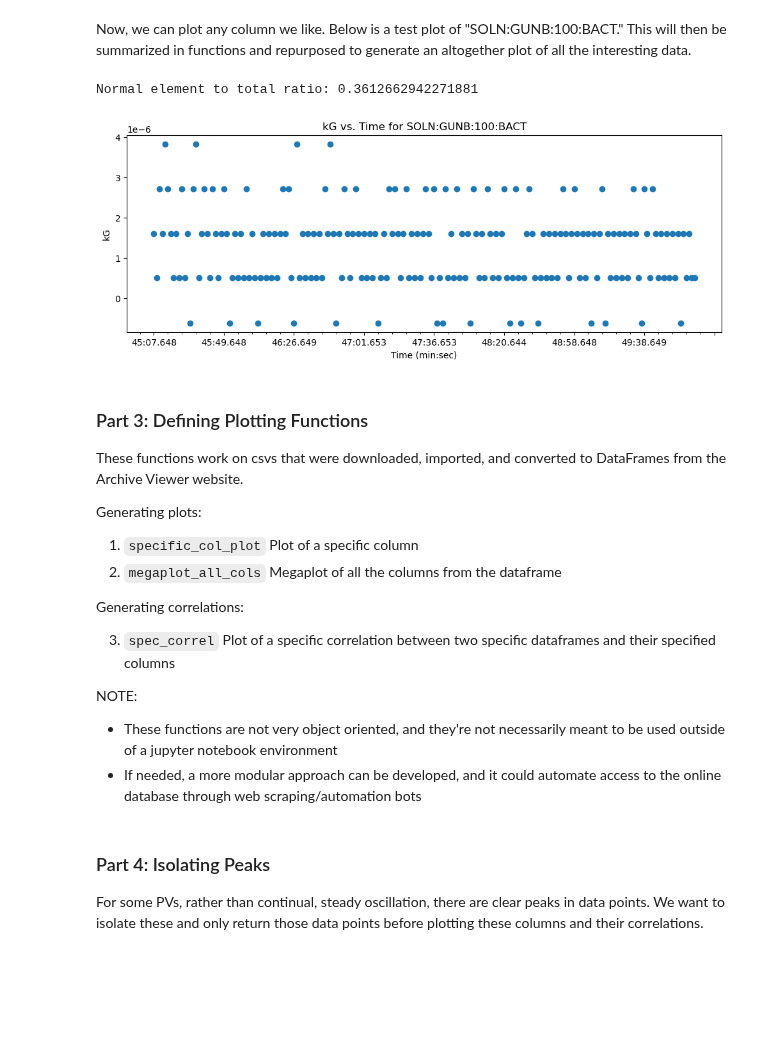
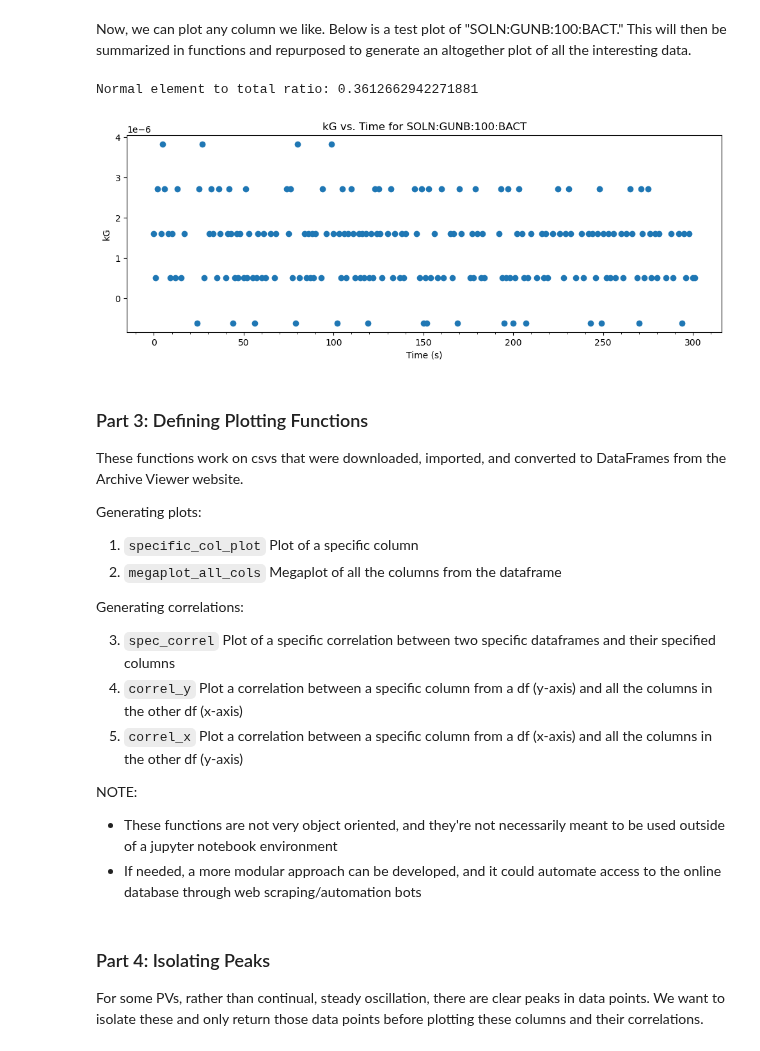
Before and after one commit to jpgtordilla/hombom24, a Jupyter notebook: archive-analysis/archviewer-plots/test-vis/test-vis.ipynb, the cells around one changed output. Cells and saved outputs as stored; diff of their text form; code cells hidden in the pictures; blank space fills up the shorter version.

Commit message:
reformatted dates for archviewer class and notebook, added all changes to class

```diff
--- a/archive-analysis/archviewer-plots/test-vis/test-vis.ipynb
+++ b/archive-analysis/archviewer-plots/test-vis/test-vis.ipynb
@@ -139,39 +143,54 @@ def remove_nan_from_col(df_name, col_name):
     new_df = df_name[pd.notna(df_name[col_name])]
     return new_df[["Timestamp", col_name]]
 
-"""Returns a df without the date and hour in the Timestamp"""
+"""Returns a df without the date and hour in the Timestamp and converts into seconds, starting at the first entry in the timestamp column"""
 def remove_date(df_name):
-    timestamps = df_name["Timestamp"]
-    result_timestamps = [x[14:] for x in timestamps]
+    # find the "zero" date offset
+    date_list = df_name["Timestamp"].to_list()
+    zero_date = date_list[0]
+    offset = remove_date_helper(zero_date)
+
+    # create a list of dates in number form
+    num_dates = [0]
+    for i in range(1, len(date_list)):
+        curr_date_num = remove_date_helper(date_list[i])
+        num_dates.append(curr_date_num - offset) # compute offset given by the first entry in the Timestamp df column
+
     result_df = df_name.copy()
-    result_df["Timestamp"] = result_timestamps
+    result_df["Timestamp"] = num_dates
     return result_df
+
+def remove_date_helper(date):
+    split_zero_date = re.split(r"/|:| ", date) # split date time string by delimiters
+    int_dt = [int(float(x)) for x in split_zero_date] # integer components of date for datetime function
+    dt = datetime.datetime(int_dt[0], int_dt[1], int_dt[2], int_dt[3], int_dt[4], int_dt[5]) # datetime object for first date
+    return dt.timestamp() # gets seconds since the starting time defined for unix timestamp
 # %% [markdown]
 Now, we can plot any column we like. Below is a test plot of "SOLN:GUNB:100:BACT." This will then be summarized in functions and repurposed to generate an altogether plot of all the interesting data.
 # %%
 import matplotlib.pyplot as plt
 import matplotlib as matplotlib
 import matplotlib.ticker as ticker
 
 fig, ax = plt.subplots(figsize=(12, 4))
 
 print(f"Normal element to total ratio: {get_non_na_ratio(soln_gunb_100_df_5m, "SOLN:GUNB:100:BACT")}") # get normal/total ratio
 soln_gunb_100_df_5m_rows = remove_irrelevant_dates(soln_gunb_100_df_5m) # remove irrelevant rows
 soln_gunb_100_df_5m_cols = remove_nan_from_col(soln_gunb_100_df_5m_rows, "SOLN:GUNB:100:BACT") # remove unwanted columns
 soln_gunb_100_df_5m_plot = remove_date(soln_gunb_100_df_5m_cols) # modify timestamp text to only include the hour, min, and sec
 
 ax.scatter(soln_gunb_100_df_5m_plot["Timestamp"], soln_gunb_100_df_5m_plot["SOLN:GUNB:100:BACT"])
 
 # x label is always in seconds, but y label must be specified by the user as it is not given in the csv file
-ax.set_xlabel("Time (min:sec)")
+ax.set_xlabel("Time (s)")
 ax.set_ylabel("kG")
 ax.set_title("kG vs. Time for SOLN:GUNB:100:BACT")
 
 ax.xaxis.set_major_locator(ticker.AutoLocator())
 ax.xaxis.set_minor_locator(ticker.AutoMinorLocator())
 # %% [output]
 Normal element to total ratio: 0.3612662942271881
-[figure, old version]
+[figure, new version]
 # %% [markdown]
 ### Part 3: Defining Plotting Functions
 
@@ -184,6 +203,8 @@ Generating plots:
 Generating correlations:
 
 3. `spec_correl` Plot of a specific correlation between two specific dataframes and their specified columns
+4. `correl_y` Plot a correlation between a specific column from a df (y-axis) and all the columns in the other df (x-axis)
+5. `correl_x` Plot a correlation between a specific column from a df (x-axis) and all the columns in the other df (y-axis)
 
 NOTE:
 - These functions are not very object oriented, and they're not necessarily meant to be used outside of a jupyter notebook environment
```
Also changed, not shown: parts of 8 cells of this notebook, 2 other files.
